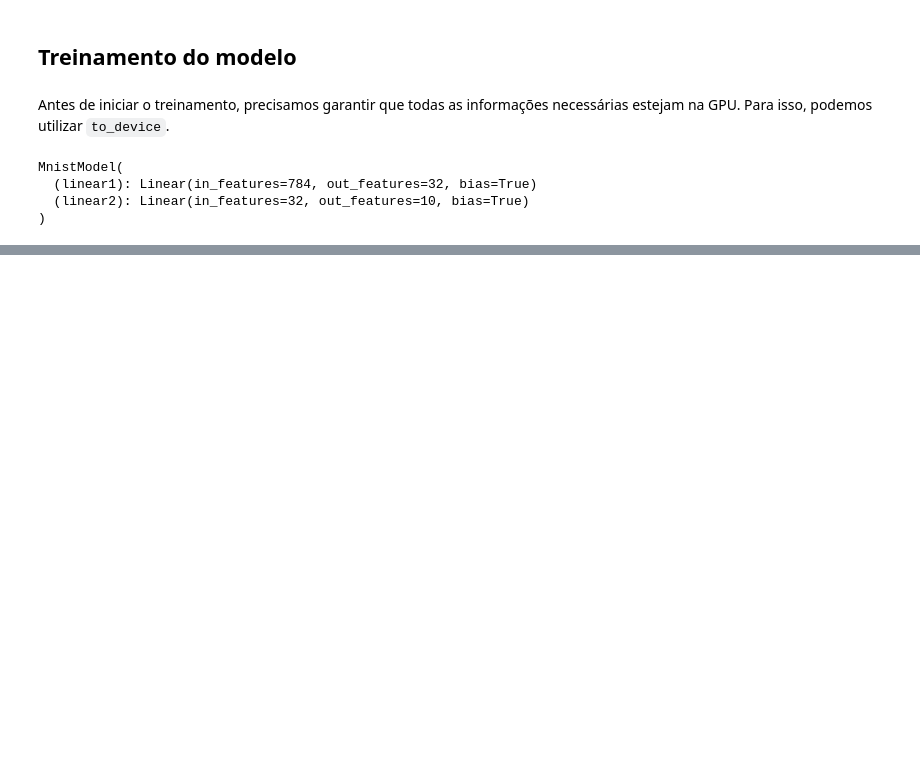
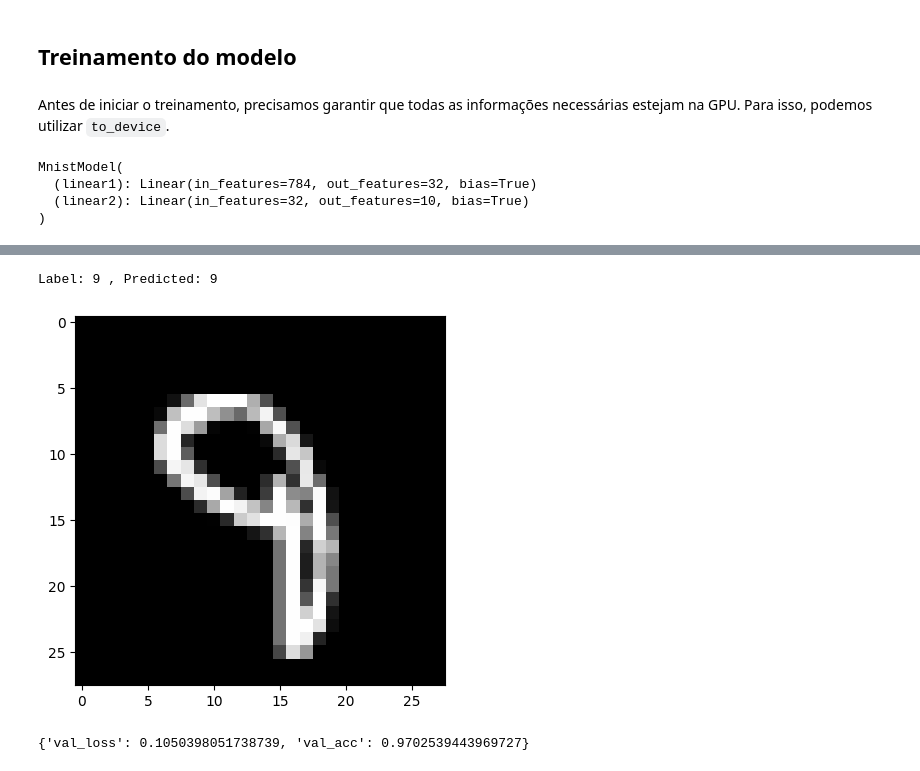
Before and after one commit to HGottschall/ZeroToGans, a Jupyter notebook: 04_TrainingGPU.ipynb, the cells around one changed output, grey strips where cells are left out. Saved outputs shown, nothing was run; the diff lists cells and outputs as text; code cells hidden in the pictures; blank space fills up the shorter version.

```diff
--- a/04_TrainingGPU.ipynb
+++ b/04_TrainingGPU.ipynb
@@ -431,0 +460,13 @@ plt.title("Loss vs. No. of epochs");
+# %%
+img, label = test_dataset[193]
+plt.imshow(img[0], cmap="gray")
+print("Label:", label, ", Predicted:", predict_image(img, model))
+# %% [output]
+Label: 9 , Predicted: 9
+[figure, added]
+# %%
+test_loader = DeviceDataLoader(DataLoader(test_dataset, BATCH_SIZE * 5), device)
+result = evaluate(model, test_loader)
+result
+# %% [output]
+{'val_loss': 0.1050398051738739, 'val_acc': 0.9702539443969727}
```
Also changed, not shown: parts of 10 cells of this notebook.
